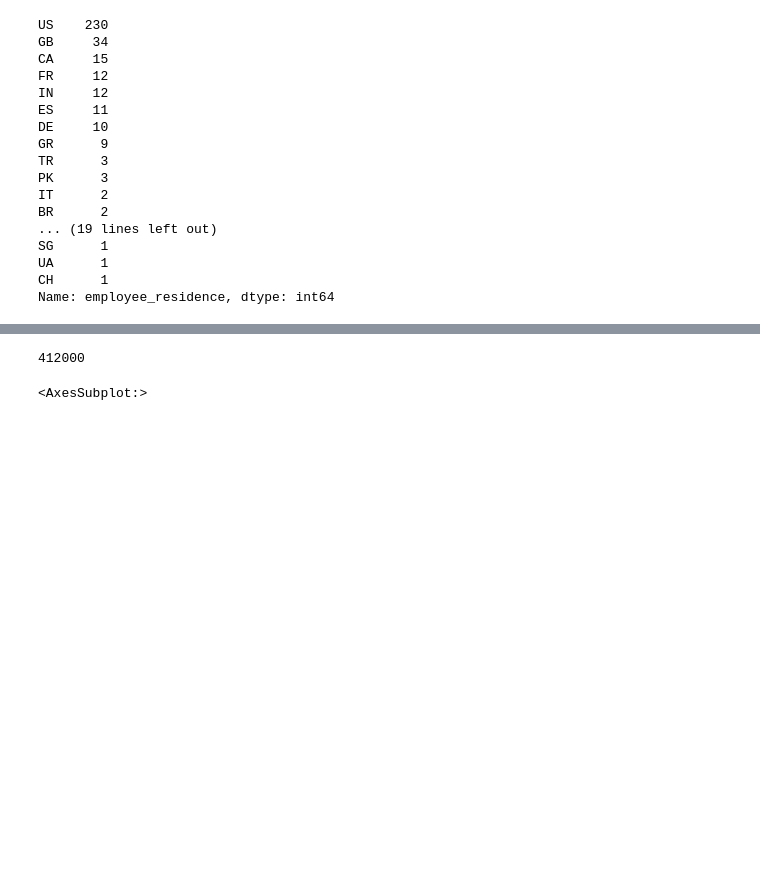
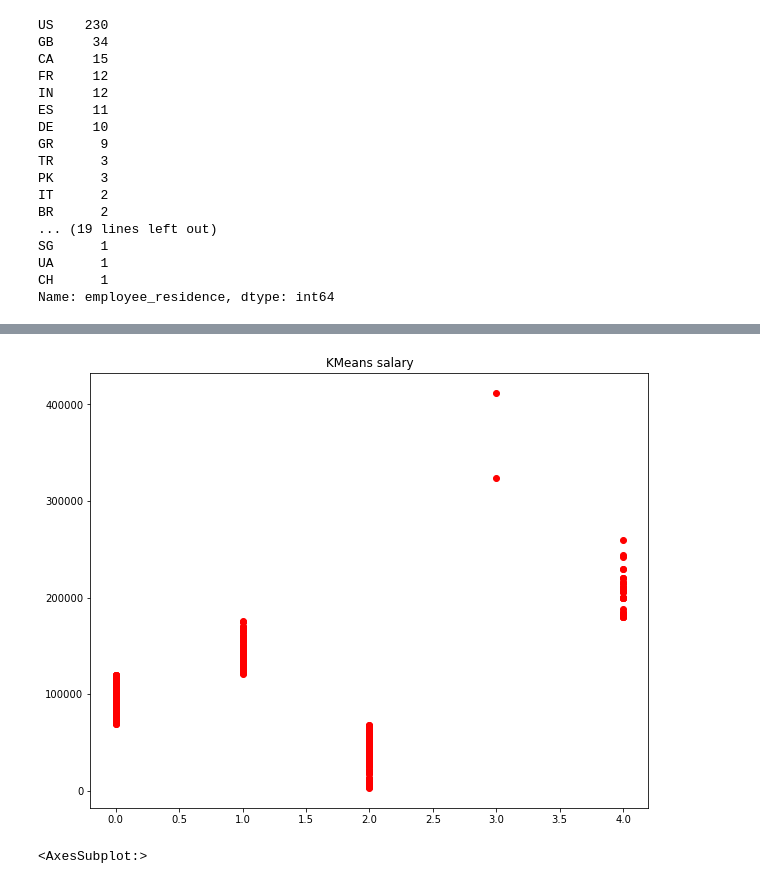
Before and after one commit to mateuszreliga/DS_Job_Salaries, a Jupyter notebook: ds_salaries.ipynb, the cells around one changed output, grey strips where cells are left out. Cells and saved outputs as stored; diff of their text form; code cells hidden in the pictures; blank space fills up the shorter version.

```diff
--- a/ds_salaries.ipynb
+++ b/ds_salaries.ipynb
@@ -316,10 +317,10 @@ df_dummies = pd.get_dummies(df_selected_jobs[["salary_in_usd", "experience_level
 # %%
 from sklearn.cluster import KMeans
 # %%
-data = df_dummies[["salary_in_usd"]].copy()
+dataKM = df_dummies[["salary_in_usd"]].copy()
 
-kmean = KMeans(n_clusters= 5, random_state=1).fit(data)
-data["cluster"] = kmean.labels_
+kmean = KMeans(n_clusters= 5, random_state=1).fit(dataKM)
+dataKM["cluster"] = kmean.labels_
 
-sns.distplot(data=data, x="salary_in_usd" , hue="cluster")
+dataKM.head()
 # %% [output]
@@ -327,7 +333,10 @@ TypeError: distplot() got an unexpected keyword argument 'data'
-# %%
-df_dummies["salary_in_usd"].max()
-# %% [output]
-412000
+# %%
+plt.figure(figsize=(10,8))
+
+plt.scatter(dataKM['cluster'], dataKM['salary_in_usd'], color = 'red')
+plt.title('KMeans salary');
+# %% [output]
+[figure, added]
 # %%
 cor = np.round(df_dummies.corr(),2)
 sns.set(rc={'figure.figsize':(30,7)})
```
Also changed, not shown: parts of 9 cells of this notebook.
